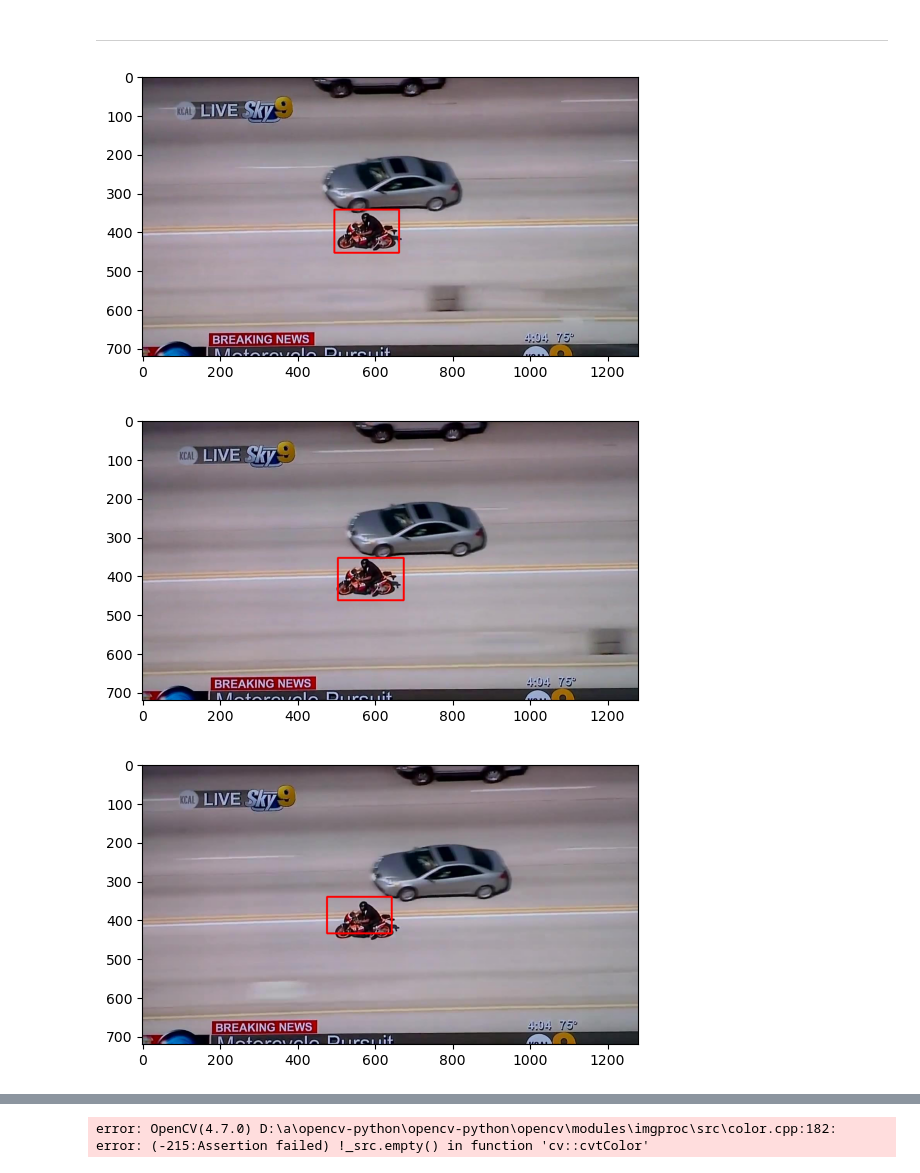
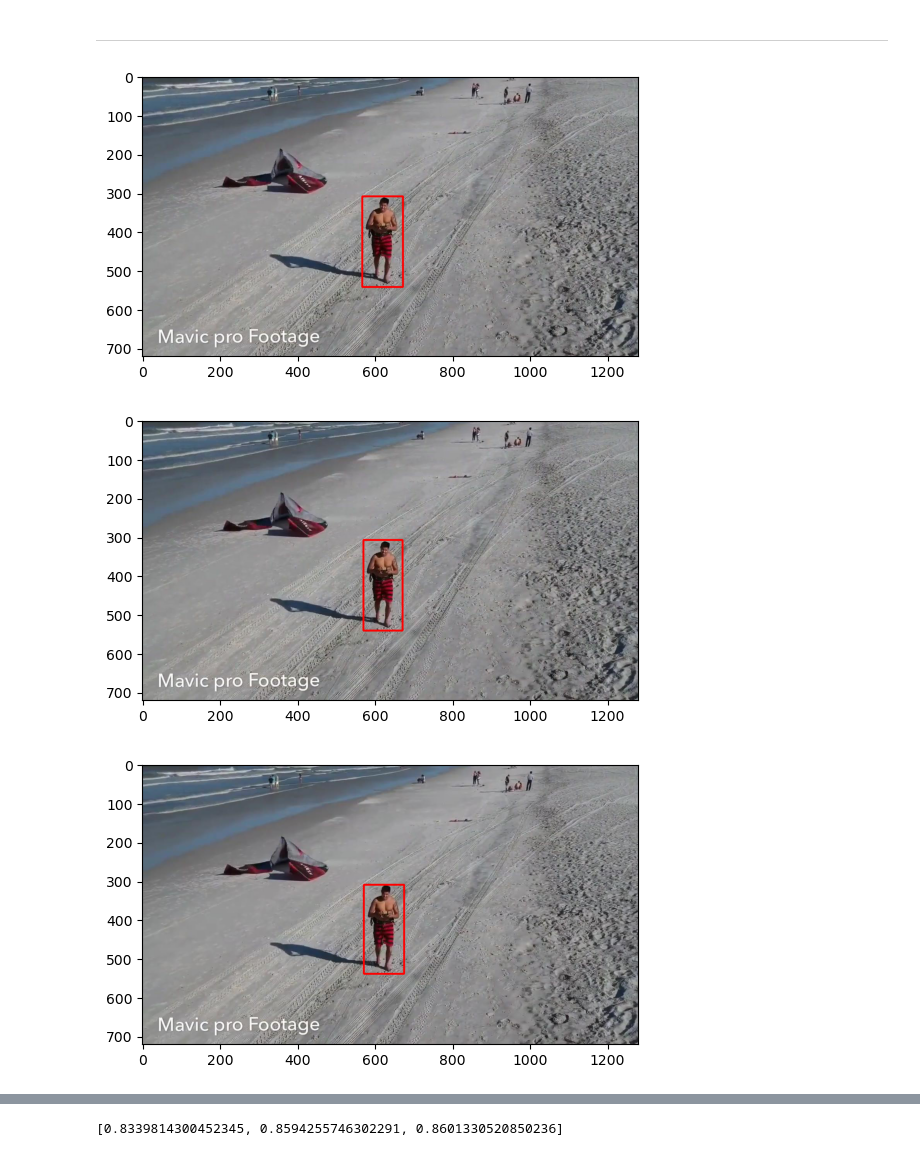
Before and after one commit to ivan-serrano-hernandez/Computer-Vision-project, a Jupyter notebook: SIFT-Tracking Enhanced.ipynb, the cells around one changed output, grey strips where cells are left out. Cells and saved outputs as stored; diff of their text form; code cells hidden in the pictures.

Commit message:
metrics commputation added to the centroid based tracking, the enhanced one

```diff
--- a/SIFT-Tracking Enhanced.ipynb
+++ b/SIFT-Tracking Enhanced.ipynb
@@ -94,25 +102,33 @@ def getMinDescriptors(obj, frame, per):
 
         if dst is None:
             print("The perspective transform estimation has failed.")
-            return -1, None, None
+            return -1, None, None, None
 
         draw_params = dict(matchColor = (0,255,0), # draw matches in green color
                        singlePointColor = None,
                        matchesMask = matchesMask, # draw only inliers
                        flags = 2)
 
-        frameCopy = frame.copy()
-        result = cv2.rectangle(frameCopy, np.int32(dst)[0][0], np.int32(dst)[2][0], (255,0,0), thickness=3)
+
 
         # extract the ROI
         frameCopy = frame.copy()
         ROI = getObjectCropped(np.int32(dst), frame)
 
-        return 1, result, ROI
+        predictedBox = pointsToBB(np.int32(dst))
+
+        frameCopy = frame.copy()
+        #result = cv2.rectangle(frameCopy, np.int32(dst)[0][0], np.int32(dst)[2][0], (255,0,0), thickness=3)
+        result = cv2.rectangle(frameCopy, (predictedBox[0], predictedBox[1]), (predictedBox[0]+predictedBox[2], predictedBox[1]+predictedBox[3]), (255,0,0), thickness=3)
+        return 1, result, ROI, predictedBox
     else:
-        return -1, None, None
+        return -1, None, None, None
 # %%
-def runTracker(mainDirectory = "./datasets/MotorcycleChase", maxFramesToShow = 1000, showEveryX=5):
+def runTracker(mainDirectory = "./datasets/Drone1", maxFramesToShow = 5, showEveryX=1):
+    intersectionMetric = []
+    centroidDistanceMetric = []
+
+
     # get bounding boxes data
     filepathBB = os.path.join(mainDirectory, "groundtruth_rect.txt")
     try:
@@ -127,7 +143,7 @@ def runTracker(mainDirectory = "./datasets/MotorcycleChase", maxFramesToShow = 1
 
     obj = getCroppedBB(firstFrame, bbs[1])
 
-    numFrame = 0
+    numFrame = 1
     framesToShow = min(maxFramesToShow, len(os.listdir(imgPath)))
     for filename in os.listdir(imgPath)[2:framesToShow]:
 
@@ -135,12 +151,16 @@ def runTracker(mainDirectory = "./datasets/MotorcycleChase", maxFramesToShow = 1
         filepath = os.path.join(imgPath, filename)
         frame = plt.imread(filepath)
 
-        per = 0.3
-        x, result, ROI = getMinDescriptors(obj,frame, per)
+        per = 0.4
+        x, result, ROI, predictedBox = getMinDescriptors(obj,frame, per)
 
-        while (per < 1 and x == -1):
+        while (per <= 1 and x == -1):
             per += 0.1
-            x, result,ROI = getMinDescriptors(obj,frame, per)
+            x, result,ROI, predictedBox = getMinDescriptors(obj,frame, per)
+
+        # Compute both prediction metrics
+        intersectionMetric.append(AuxFunctions.getMetricIntesection(bbs[numFrame],predictedBox))
+        centroidDistanceMetric.append(AuxFunctions.getMetricCentDist(bbs[numFrame],predictedBox))
 
         if(x == -1):
             print("Tracking interrupted on frame" + str(numFrame))
@@ -155,9 +175,11 @@ def runTracker(mainDirectory = "./datasets/MotorcycleChase", maxFramesToShow = 1
             ax.imshow(result)
             plt.show()
         numFrame+=1
+    return intersectionMetric, centroidDistanceMetric
 # %%
-runTracker()
+intersectionMetric, centroidDistanceMetric = runTracker()
+intersectionMetric
 # %% [output]
-[figure, old version]
+[figure, new version]
-[figure, old version]
+[figure, new version]
-[figure, old version]
+[figure, new version]
@@ -170 +186 @@ runTracker()
-error: OpenCV(4.7.0) D:\a\opencv-python\opencv-python\opencv\modules\imgproc\src\color.cpp:182: error: (-215:Assertion failed) !_src.empty() in function 'cv::cvtColor'
+[0.8339814300452345, 0.8594255746302291, 0.8601330520850236]
```
Also changed, not shown: parts of 2 cells of this notebook.
